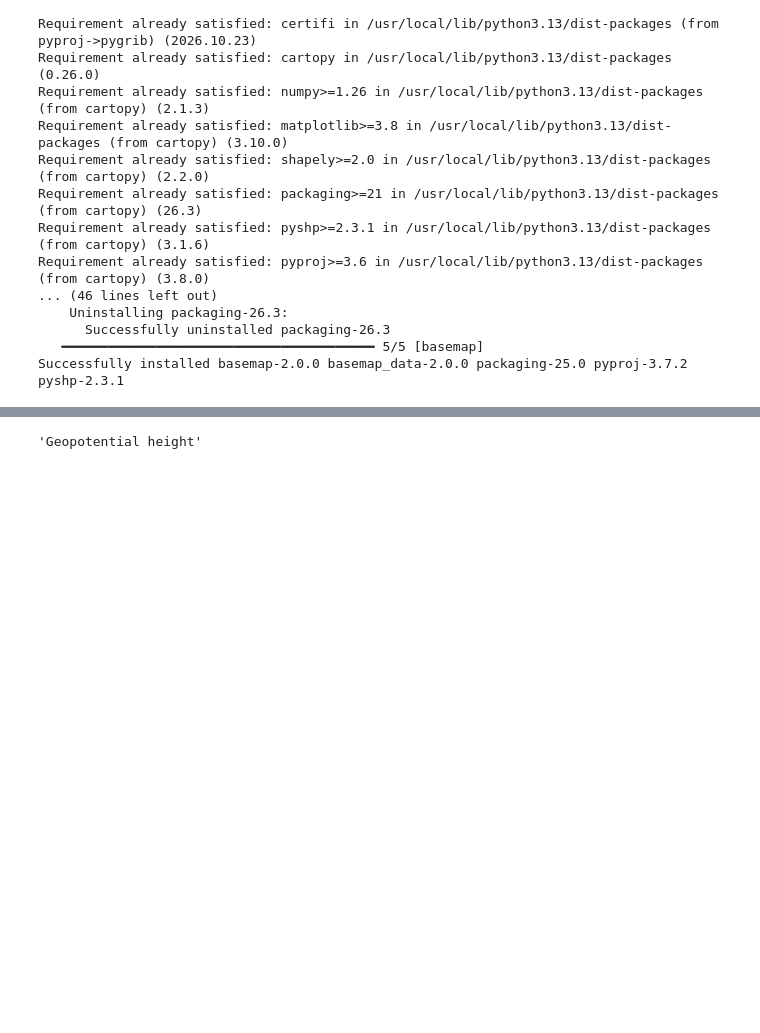
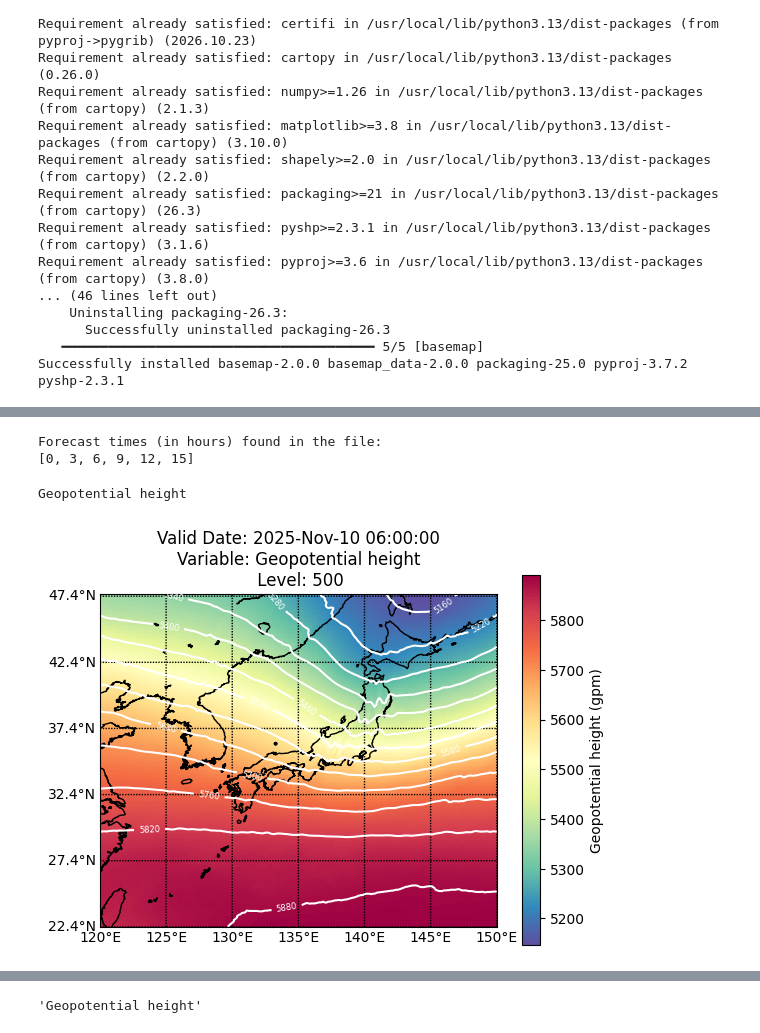
Before and after one commit to senchiao/HRRR_plots, a Jupyter notebook: JMA_MSM_model.ipynb, the cells around one changed output, grey strips where cells are left out. Cells and saved outputs as stored; diff of their text form; code cells hidden in the pictures; blank space fills up the shorter version.

```diff
--- a/JMA_MSM_model.ipynb
+++ b/JMA_MSM_model.ipynb
@@ -34,0 +52,45 @@ grbs = pygrib.open(filename)
+# %%
+grbs.seek(0)
+fcst_times = set()
+
+for grb in grbs:
+    # PyGRIB messages store the forecast step/time in keys like 'forecastTime' or 'fcstTime'
+    if grb.has_key('forecastTime'):
+        fcst_times.add(grb['forecastTime'])
+    elif grb.has_key('fcstTime'):
+        fcst_times.add(grb['fcstTime'])
+
+print("Forecast times (in hours) found in the file:")
+print(sorted(list(fcst_times)))
+# %% [output]
+Forecast times (in hours) found in the file:
+[0, 3, 6, 9, 12, 15]
+# %%
+z500_msg = grbs.select(name='Geopotential height', level=500, forecastTime=6)[0]
+z500 = z500_msg.values
+print(z500_msg.name)
+#print(z500)
+# %% [output]
+Geopotential height
+# %%
+m.drawstates()
+m.drawcoastlines()
+m.pcolormesh(lons, lats, z500, cmap='Spectral_r')
+
+# Draw latitude lines (parallels) and longitude lines (meridians) with labels
+m.drawparallels(np.arange(bot_left_lat, top_right_lat+1, 5), labels=[1,0,0,0], fontsize=10)
+m.drawmeridians(np.arange(bot_left_lon, top_right_lon+1, 5), labels=[0,0,0,1], fontsize=10)
+
+cb = plt.colorbar()
+cb.set_label(z500_msg.name + " (" + z500_msg.units + ")")
+
+# Add 500 mb Geopotential Height Contours on top
+CS = m.contour(lons,lats,z500,colors='white',levels=np.arange(0,6000,60))
+plt.clabel(CS, inline=1, fontsize=6,fmt='%1.0f')
+
+validDate = z500_msg.validDate
+plt.title('Valid Date: '+validDate.strftime('%Y-%b-%d %H:%M:%S')+'\n'+
+              'Variable: '+z500_msg.name+"\n Level: "+str(z500_msg.level))
+figure_num += 1
+# %% [output]
+[figure, added]
```
Also changed, not shown: parts of 12 cells of this notebook.
